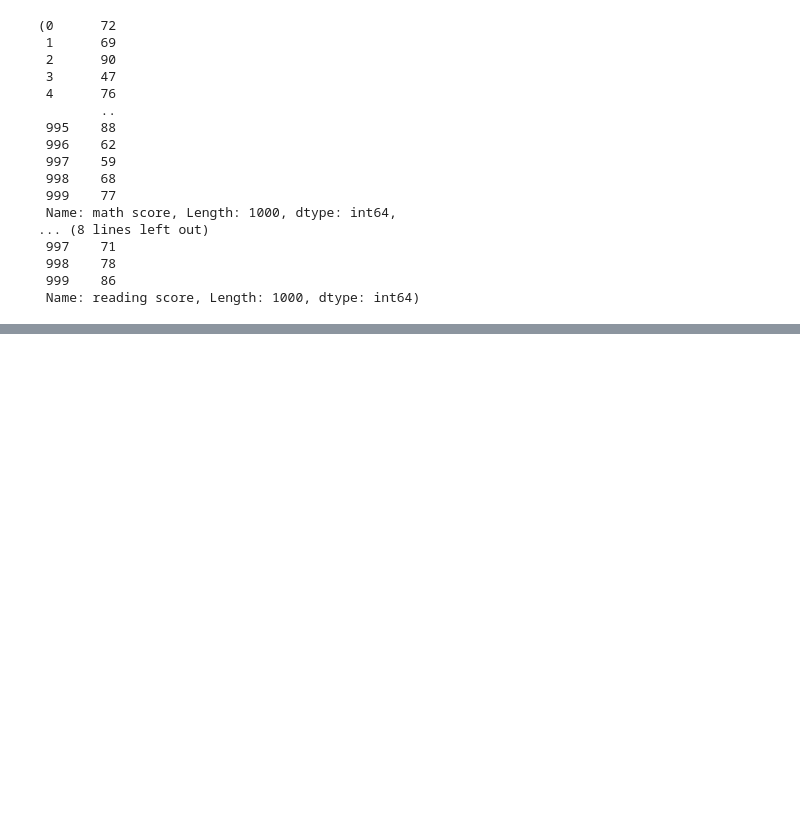
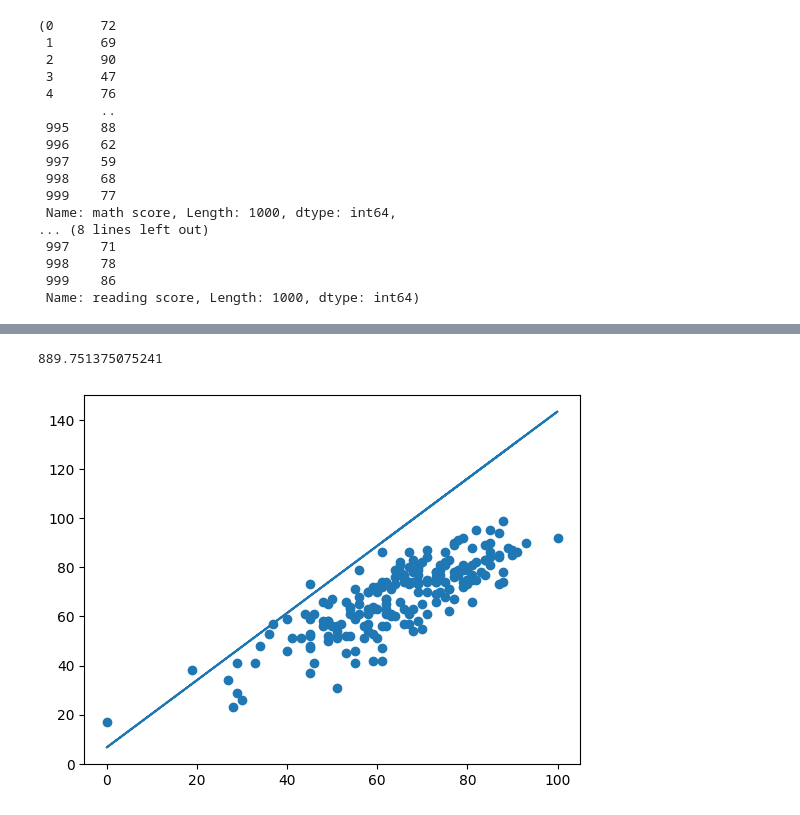
Before and after one commit to gitbhusalhubpramish/linear-regression-from-scratch, a Jupyter notebook: notebook175af6f902.ipynb, the cells around one changed output, grey strips where cells are left out. Cells and saved outputs as stored; diff of their text form; code cells hidden in the pictures; blank space fills up the shorter version.

```diff
--- a/notebook175af6f902.ipynb
+++ b/notebook175af6f902.ipynb
@@ -94,0 +95,3 @@ weight, bios
+# %%
+testpredict = xtest*weight + bios
+testpredict
@@ -94,0 +111,5 @@ weight, bios
+# %%
+error = sum((ytest-testpredict)**2)/len(ytest)
+error
+# %% [output]
+889.751375075241
@@ -94,0 +118,6 @@ weight, bios
+# %%
+plt.scatter(xtest, ytest)
+plt.plot(xtest, testpredict)
+plt.show()
+# %% [output]
+[figure, added]
```
Also changed, not shown: parts of 7 cells of this notebook.
